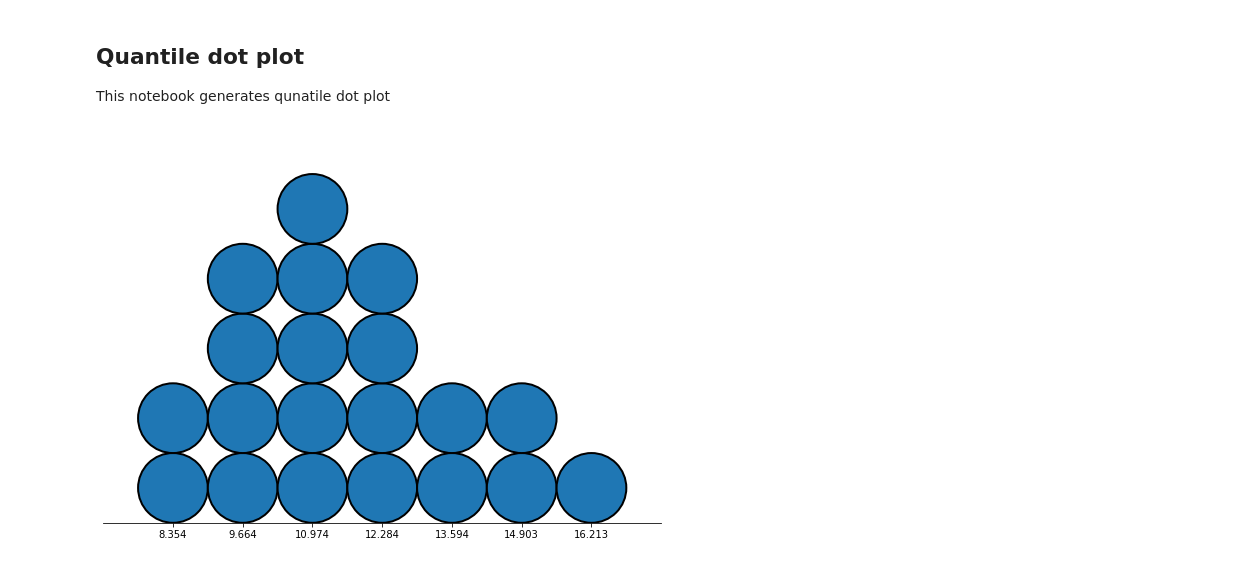
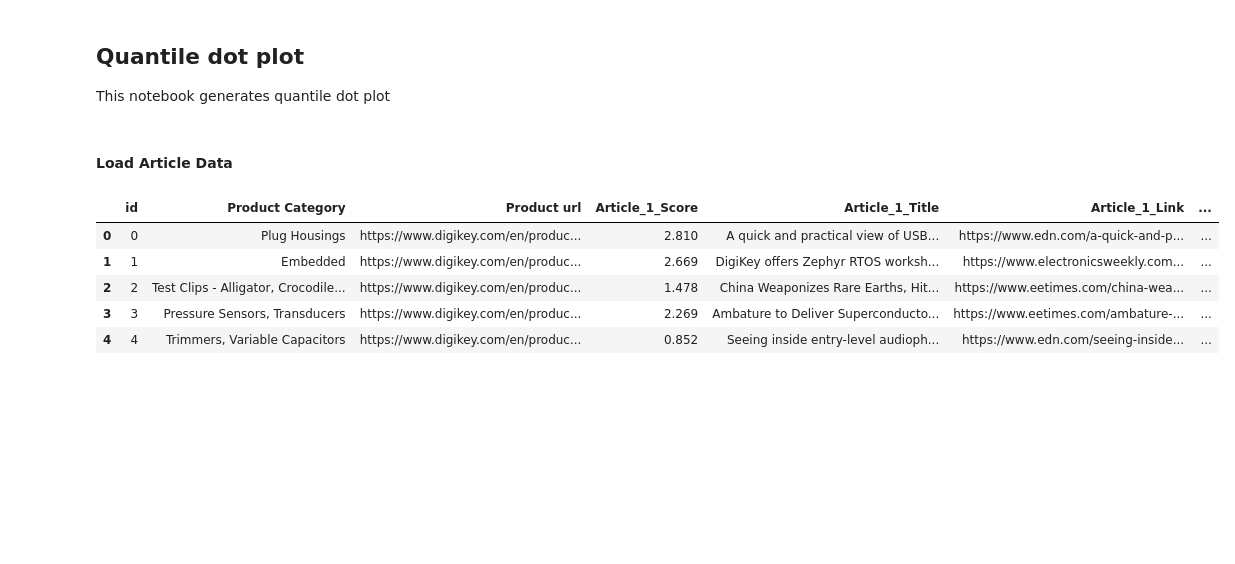
Before and after one commit to capaldiniRTNW/c003_p98_InventoryAgent, a Jupyter notebook: 05-02-QuantileDotPlot.ipynb, the cells around one changed output. Saved outputs shown, nothing was run; the diff lists cells and outputs as text; code cells hidden in the pictures; blank space fills up the shorter version.

```diff
--- a/05-02-QuantileDotPlot.ipynb
+++ b/05-02-QuantileDotPlot.ipynb
@@ -1,7 +1,7 @@
 # %% [markdown]
 ## Quantile dot plot
 
-This notebook generates qunatile dot plot
+This notebook generates quantile dot plot
 # %%
 import pathlib
 import matplotlib.pyplot as plt
@@ -11,17 +14,13 @@ import matplotlib
-# %%
-
-if __name__ == "__main__":
-    #here = pathlib.Path(__file__).resolve().parent
-    here = pathlib.Path().resolve()
-
-    fig, ax = plt.subplots(figsize=(10, 7))
-    data = np.random.lognormal(mean=np.log(11.4), sigma=0.2, size=1_000_000)
-
-    ax = ntile_dotplot(data, dots=20, edgecolor="k", linewidth=2, ax=ax)
-    for spine in ("left", "right", "top"):
-        ax.spines[spine].set_visible(False)
-    ax.yaxis.set_visible(False)
-    #(here / "figures").mkdir(parents=True, exist_ok=True)
-    #fig.savefig(here / "figures" / "bus_times.png")
-# %% [output]
-[figure, removed]
+# %% [markdown]
+#### Load Article Data
+# %%
+df_product_cat = pd.read_csv('intermediate_data/Product_Article_Matching.csv')
+df_product_cat = df_product_cat.reset_index().rename({"index":"id"}, axis=1)
+df_product_cat.head(5)
+# %% [output]
+|  | id | Product Category | Product url | Article_1_Score | Article_1_Title | Article_1_Link | ... |
+| 0 | 0 | Plug Housings | https://www.digikey.com/en/produc... | 2.810 | A quick and practical view of USB... | https://www.edn.com/a-quick-and-p... | ... |
+| 1 | 1 | Embedded | https://www.digikey.com/en/produc... | 2.669 | DigiKey offers Zephyr RTOS worksh... | https://www.electronicsweekly.com... | ... |
+| 2 | 2 | Test Clips - Alligator, Crocodile... | https://www.digikey.com/en/produc... | 1.478 | China Weaponizes Rare Earths, Hit... | https://www.eetimes.com/china-wea... | ... |
+| 3 | 3 | Pressure Sensors, Transducers | https://www.digikey.com/en/produc... | 2.269 | Ambature to Deliver Superconducto... | https://www.eetimes.com/ambature-... | ... |
+| 4 | 4 | Trimmers, Variable Capacitors | https://www.digikey.com/en/produc... | 0.852 | Seeing inside entry-level audioph... | https://www.edn.com/seeing-inside... | ... |
```
Also changed, not shown: parts of 14 cells of this notebook, 3 other files.
